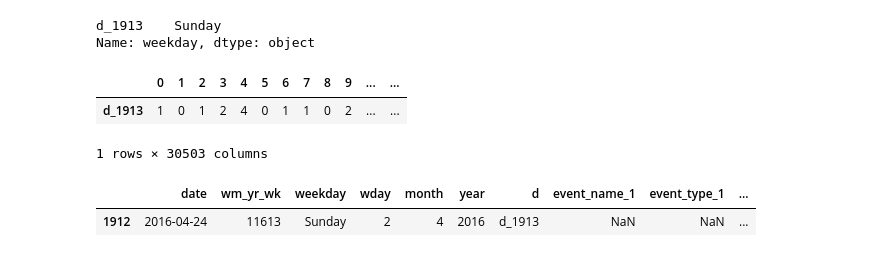
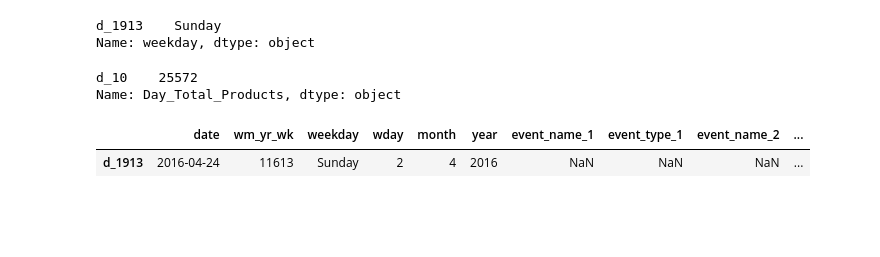
Before and after one commit to engrkassar/5.-MLND_Capstone_Project, a Jupyter notebook: start_trials_local.ipynb, the cells around one changed output. Saved outputs shown, nothing was run; the diff lists cells and outputs as text; code cells hidden in the pictures; blank space fills up the shorter version.

Commit message:
sales_days

```diff
--- a/start_trials_local.ipynb
+++ b/start_trials_local.ipynb
@@ -391,2 +397,2 @@ pd.DataFrame(transposed_sales_train_validation.loc['d_1913']).T
 # %%
-calendar.set_index('d')
+calendar_sorted = calendar.set_index('d')
@@ -428,14 +436,13 @@ pd.DataFrame(sales_calendar.loc['d_1913']).T['weekday']
 # %% [output]
 d_1913    Sunday
 Name: weekday, dtype: object
+# %%
+pd.DataFrame(sales_calendar.loc['d_10']).T['Day_Total_Products']
+# %% [output]
+d_10    25572
+Name: Day_Total_Products, dtype: object
 # %%
-pd.DataFrame(sales_calendar.loc['d_1913']).T
+pd.DataFrame(calendar_sorted.loc['d_1913']).T
 # %% [output]
-|  | 0 | 1 | 2 | 3 | 4 | 5 | 6 | 7 | 8 | 9 | ... | ... |
-| d_1913 | 1 | 0 | 1 | 2 | 4 | 0 | 1 | 1 | 0 | 2 | ... | ... |
+|  | date | wm_yr_wk | weekday | wday | month | year | event_name_1 | event_type_1 | event_name_2 | ... |
+| d_1913 | 2016-04-24 | 11613 | Sunday | 2 | 4 | 2016 | NaN | NaN | NaN | ... |
-1 rows × 30503 columns
-# %%
-calendar[calendar['d']=='d_1913']
-# %% [output]
-|  | date | wm_yr_wk | weekday | wday | month | year | d | event_name_1 | event_type_1 | ... |
-| 1912 | 2016-04-24 | 11613 | Sunday | 2 | 4 | 2016 | d_1913 | NaN | NaN | ... |
```
Also changed, not shown: parts of 14 cells of this notebook.
